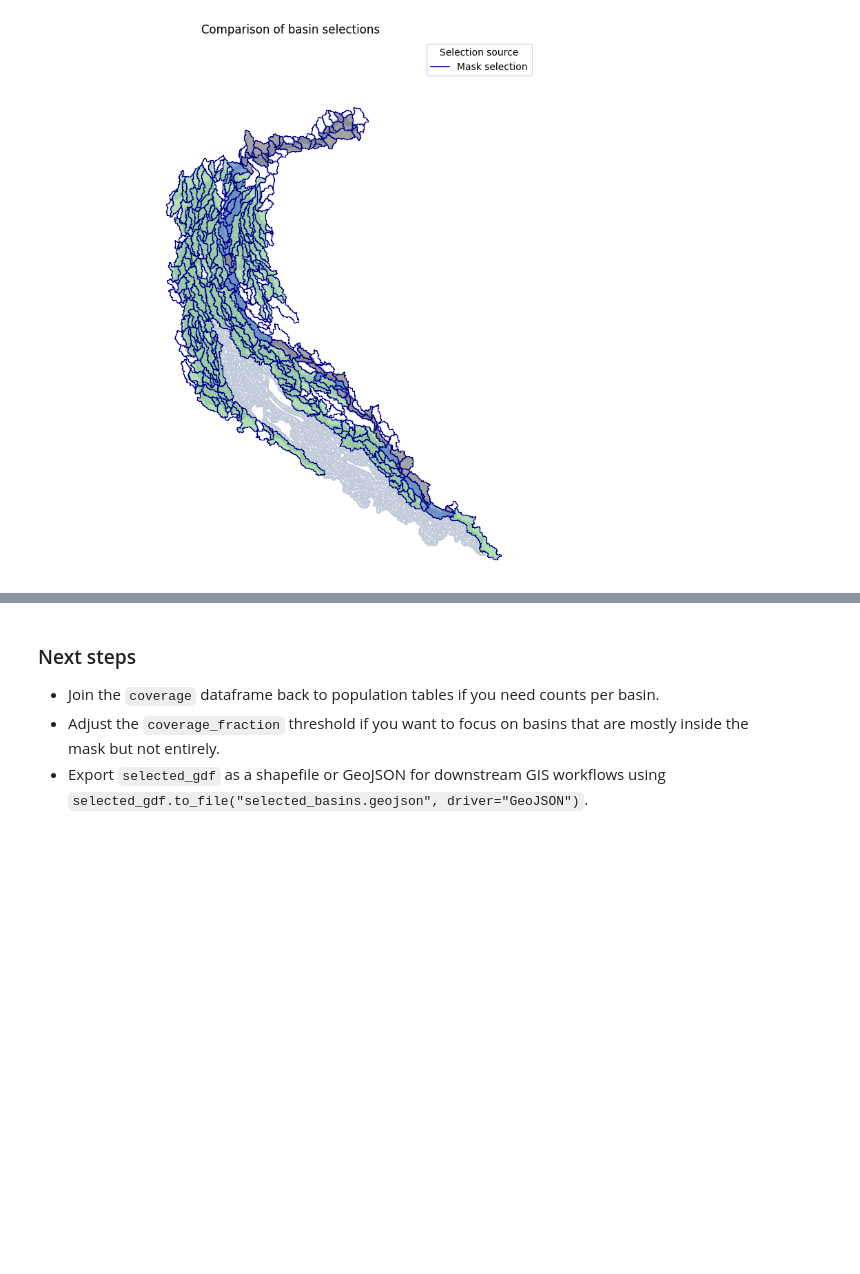
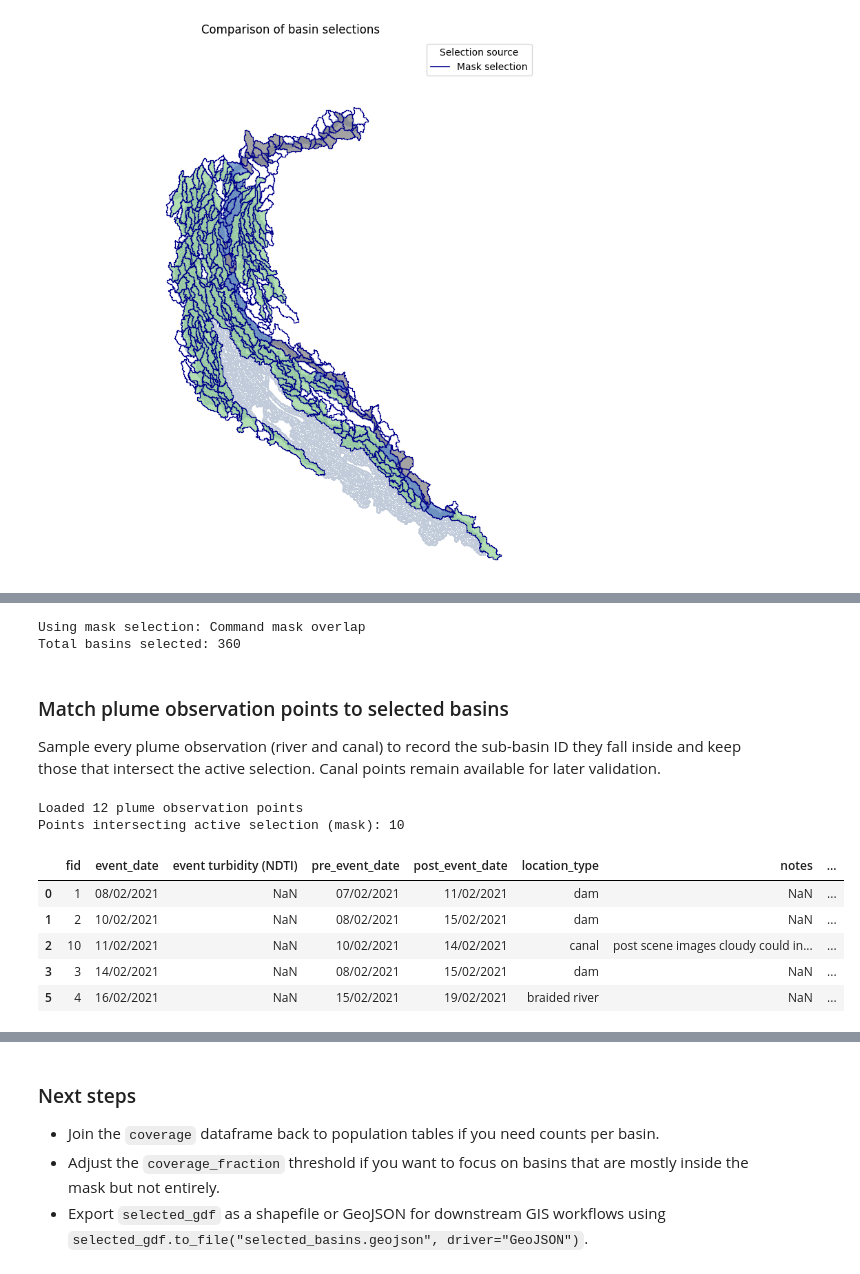
Before and after one commit to LSDtopotools/lsdstreamburn, a Jupyter notebook: population_basins/get_affected_population_area.ipynb, the cells around one changed output, grey strips where cells are left out. Cells and saved outputs as stored; diff of their text form; code cells hidden in the pictures; blank space fills up the shorter version.

```diff
--- a/population_basins/get_affected_population_area.ipynb
+++ b/population_basins/get_affected_population_area.ipynb
@@ -337,0 +341,67 @@ plt.show()
+# %%
+selection_options = {
+    "mask": {
+        "description": "Command mask overlap",
+        "ids": set(selected.index.astype(int)),
+        "gdf": selected_gdf,
+    },
+    "plume_canal": {
+        "description": "Plume path or canal network hits",
+        "ids": set(plume_set | canal_set),
+        "gdf": plume_canal_gdf,
+    },
+}
+
+SELECTION_METHOD = "mask"  # change to "plume_canal" as needed
+active_selection = selection_options[SELECTION_METHOD]
+active_selection_ids = active_selection["ids"]
+active_selection_gdf = active_selection["gdf"]
+print(f"Using {SELECTION_METHOD} selection: {active_selection['description']}")
+print(f"Total basins selected: {len(active_selection_ids)}")
+# %% [output]
+Using mask selection: Command mask overlap
+Total basins selected: 360
+# %% [markdown]
+### Match plume observation points to selected basins
+Sample every plume observation (river and canal) to record the sub-basin ID they fall inside and keep those that intersect the active selection. Canal points remain available for later validation.
+# %%
+PLUME_POINTS_PATH = DATA_DIR / "plume observation points.csv"
+plume_points = (
+    pd.read_csv(PLUME_POINTS_PATH)
+    # .query("location_type != 'canal'")
+    .sort_values("event_date")
+    .reset_index(drop=True)
+)
+print(f"Loaded {len(plume_points)} plume observation points")
+
+plume_points_gdf = gpd.GeoDataFrame(
+    plume_points,
+    geometry=gpd.points_from_xy(plume_points.longitude, plume_points.latitude),
+    crs="EPSG:4326",
+)
+plume_points_proj = plume_points_gdf.to_crs(subbasins.rio.crs)
+
+with rasterio.open(SUBBASIN_PATH) as src:
+    coords = [(geom.x, geom.y) for geom in plume_points_proj.geometry]
+    sampled = list(src.sample(coords))
+basin_values = np.array([vals[0] if vals else np.nan for vals in sampled])
+
+valid_ids = (~np.isnan(basin_values)) & (basin_values != BASIN_NODATA_VALUE)
+subbasin_ids = pd.Series(np.where(valid_ids, basin_values, np.nan)).astype("Int64")
+plume_points_proj["subbasin_id"] = subbasin_ids
+
+points_in_selection = plume_points_proj[
+    plume_points_proj["subbasin_id"].isin(active_selection_ids)
+].copy()
+
+print(f"Points intersecting active selection ({SELECTION_METHOD}): {len(points_in_selection)}")
+points_in_selection.head()
+# %% [output]
+Loaded 12 plume observation points
+Points intersecting active selection (mask): 10
+|  | fid | event_date | event turbidity (NDTI) | pre_event_date | post_event_date | location_type | notes | ... |
+| 0 | 1 | 08/02/2021 | NaN | 07/02/2021 | 11/02/2021 | dam | NaN | ... |
+| 1 | 2 | 10/02/2021 | NaN | 08/02/2021 | 15/02/2021 | dam | NaN | ... |
+| 2 | 10 | 11/02/2021 | NaN | 10/02/2021 | 14/02/2021 | canal | post scene images cloudy could in... | ... |
+| 3 | 3 | 14/02/2021 | NaN | 08/02/2021 | 15/02/2021 | dam | NaN | ... |
+| 5 | 4 | 16/02/2021 | NaN | 15/02/2021 | 19/02/2021 | braided river | NaN | ... |
```
Also changed, not shown: parts of 7 cells of this notebook.
